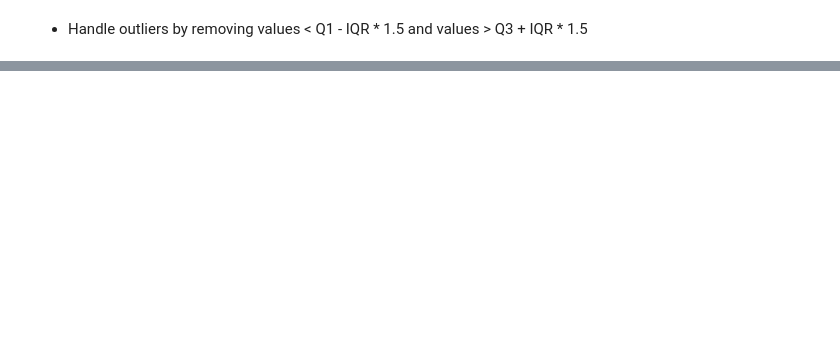
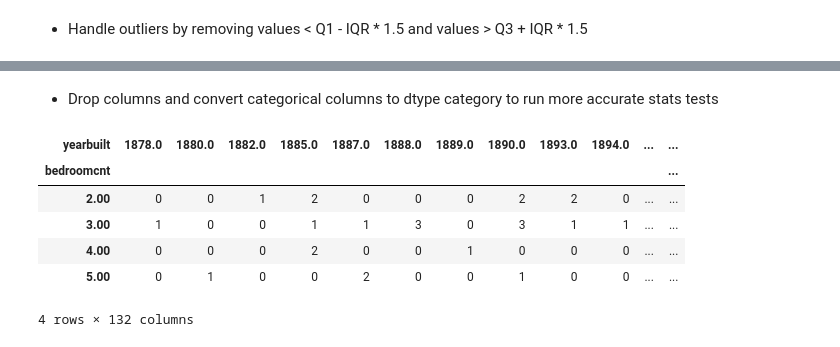
Before and after one commit to FJ-Zillow-Org/Zillow, a Jupyter notebook: faiths_explore.ipynb, the cells around one changed output, grey strips where cells are left out. Drawn from its saved outputs; the diff is of its cells as text; code cells hidden in the pictures; blank space fills up the shorter version.

Commit message:
Commit first stats testing and prepping data for more

```diff
--- a/faiths_explore.ipynb
+++ b/faiths_explore.ipynb
@@ -73,0 +173,13 @@ sns.boxplot(df.bathroomcnt, df.calculatedfinishedsquarefeet)
+# %% [markdown]
+- Drop columns and convert categorical columns to dtype category to run more accurate stats tests
+# %%
+contingency_table = pd.crosstab(df.bedroomcnt, df.yearbuilt)
+contingency_table
+# %% [output]
+| yearbuilt | 1878.0 | 1880.0 | 1882.0 | 1885.0 | 1887.0 | 1888.0 | 1889.0 | 1890.0 | 1893.0 | 1894.0 | ... | ... |
+| bedroomcnt |  |  |  |  |  |  |  |  |  |  |  | ... |
+| 2.00 | 0 | 0 | 1 | 2 | 0 | 0 | 0 | 2 | 2 | 0 | ... | ... |
+| 3.00 | 1 | 0 | 0 | 1 | 1 | 3 | 0 | 3 | 1 | 1 | ... | ... |
+| 4.00 | 0 | 0 | 0 | 2 | 0 | 0 | 1 | 0 | 0 | 0 | ... | ... |
+| 5.00 | 0 | 1 | 0 | 0 | 2 | 0 | 0 | 1 | 0 | 0 | ... | ... |
+4 rows × 132 columns
```
Also changed, not shown: parts of 23 cells of this notebook.
